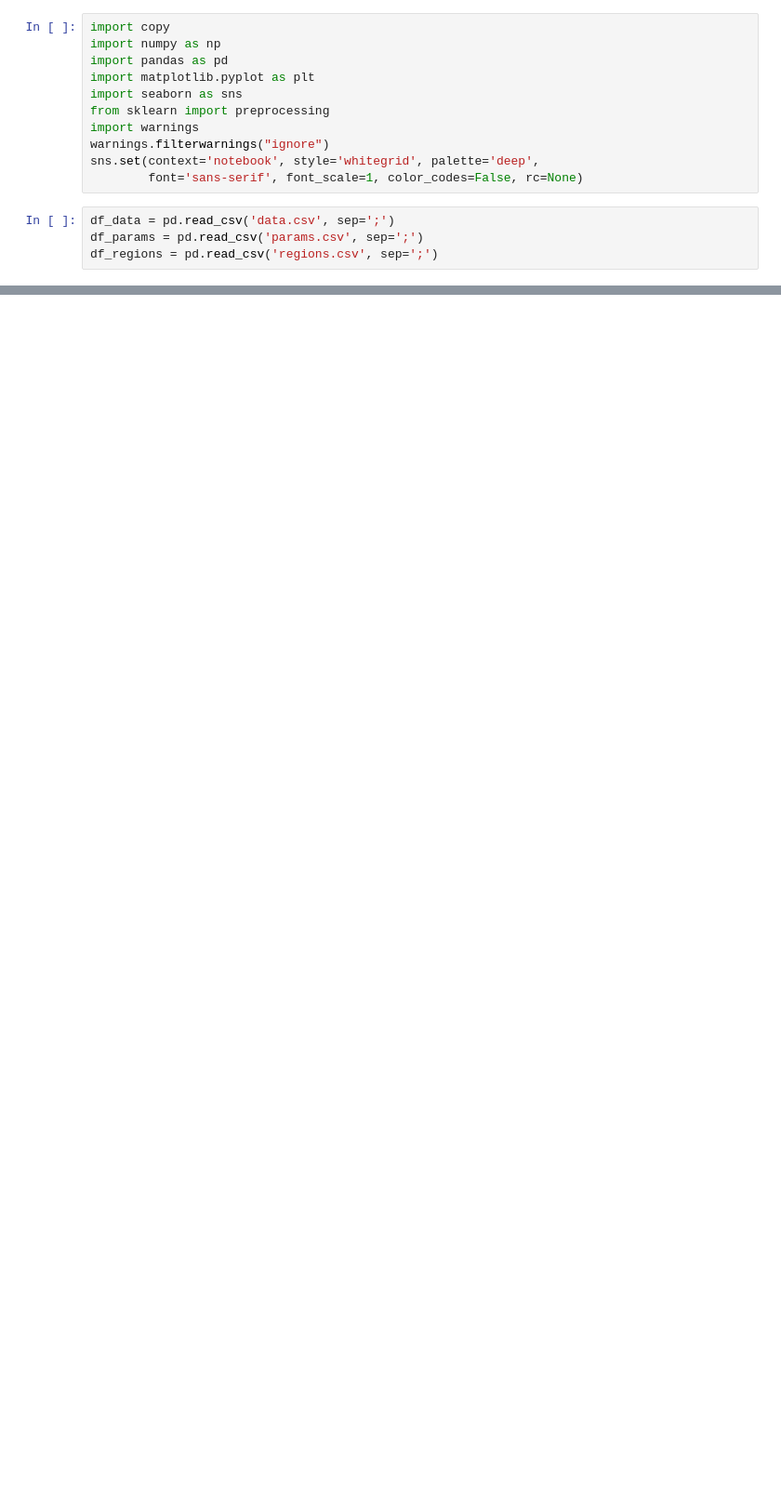
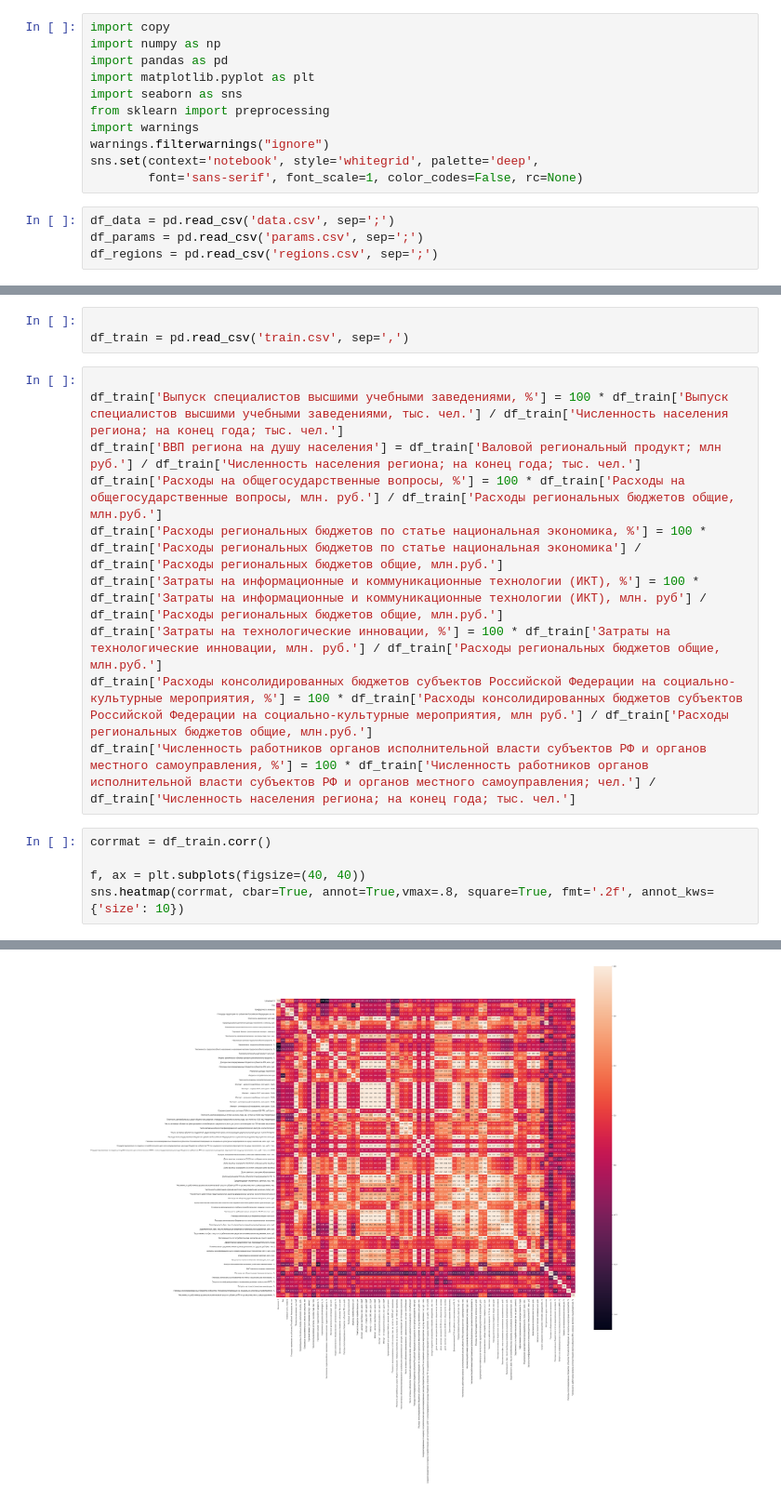
Before and after one commit to denfad/NeuroTV, a Jupyter notebook: Untitled.ipynb, the cells around one changed output, grey strips where cells are left out. Shown at 93% size. Saved outputs shown, nothing was run; the diff lists cells and outputs as text; blank space fills up the shorter version.

```diff
--- a/Untitled.ipynb
+++ b/Untitled.ipynb
@@ -39,0 +16,19 @@ df_data
+# %%
+
+df_train = pd.read_csv('train.csv', sep=',')
+# %%
+
+df_train['Выпуск специалистов высшими учебными заведениями, %'] = 100 * df_train['Выпуск специалистов высшими учебными заведениями, тыс. чел.'] / df_train['Численность населения региона; на конец года; тыс. чел.']
+df_train['ВВП региона на душу населения'] = df_train['Валовой региональный продукт; млн руб.'] / df_train['Численность населения региона; на конец года; тыс. чел.']
+df_train['Расходы на общегосударственные вопросы, %'] = 100 * df_train['Расходы на общегосударственные вопросы, млн. руб.'] / df_train['Расходы региональных бюджетов общие, млн.руб.']
+df_train['Расходы региональных бюджетов по статье национальная экономика, %'] = 100 * df_train['Расходы региональных бюджетов по статье национальная экономика'] / df_train['Расходы региональных бюджетов общие, млн.руб.']
+df_train['Затраты на информационные и коммуникационные технологии (ИКТ), %'] = 100 * df_train['Затраты на информационные и коммуникационные технологии (ИКТ), млн. руб'] / df_train['Расходы региональных бюджетов общие, млн.руб.']
+df_train['Затраты на технологические инновации, %'] = 100 * df_train['Затраты на технологические инновации, млн. руб.'] / df_train['Расходы региональных бюджетов общие, млн.руб.']
+df_train['Расходы консолидированных бюджетов субъектов Российской Федерации на социально-культурные мероприятия, %'] = 100 * df_train['Расходы консолидированных бюджетов субъектов Российской Федерации на социально-культурные мероприятия, млн руб.'] / df_train['Расходы региональных бюджетов общие, млн.руб.']
+df_train['Численность работников органов исполнительной власти субъектов РФ и органов местного самоуправления, %'] = 100 * df_train['Численность работников органов исполнительной власти субъектов РФ и органов местного самоуправления; чел.'] / df_train['Численность населения региона; на конец года; тыс. чел.']
+# %%
+corrmat = df_train.corr()
+
+f, ax = plt.subplots(figsize=(40, 40))
+sns.heatmap(corrmat, cbar=True, annot=True,vmax=.8, square=True, fmt='.2f', annot_kws={'size': 10})
+# %% [output]
@@ -39,0 +36 @@ df_data
+[figure, added]
```
Also changed, not shown: parts of 7 cells of this notebook, 1 other file.
